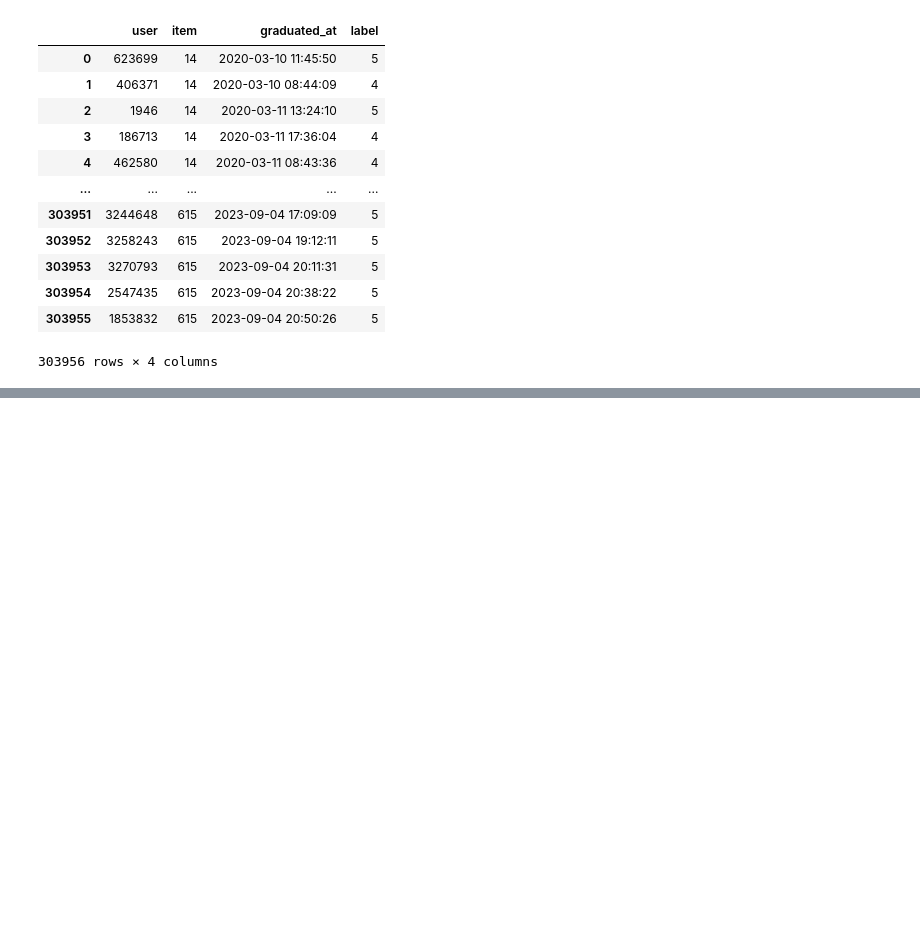
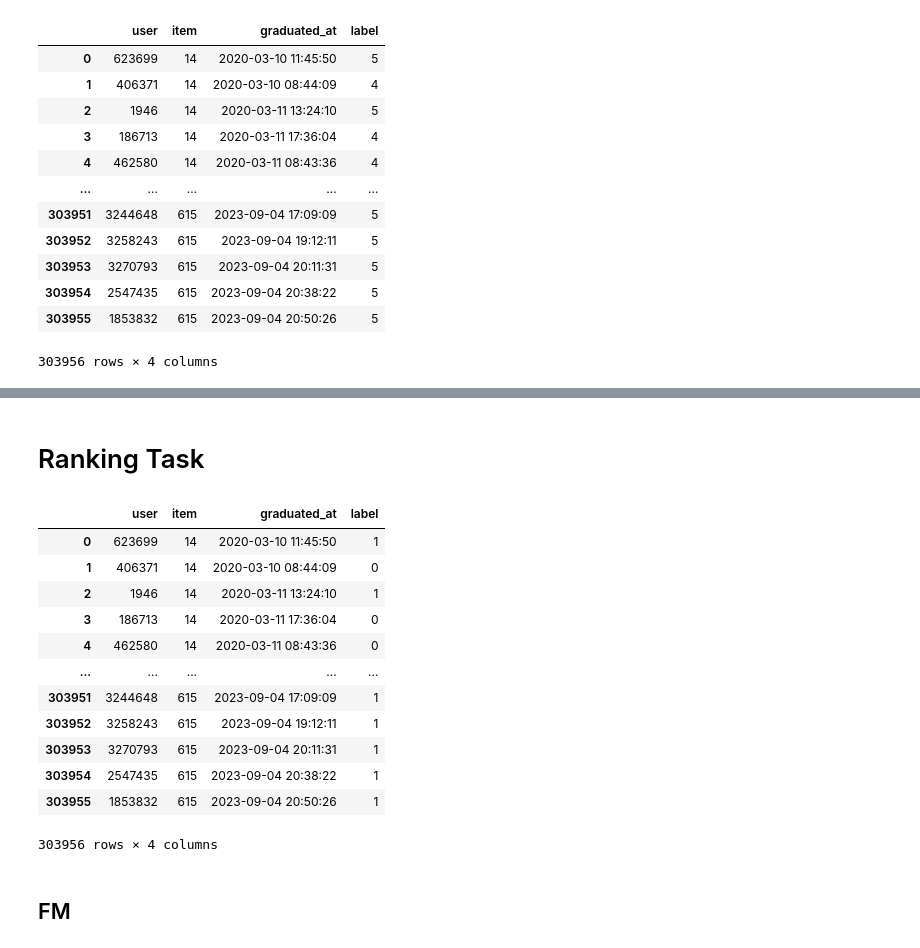
Before and after one commit to abilcode/dicoding-RecSys, a Jupyter notebook: model_analysis/recommender system with librecommender.ipynb, the cells around one changed output, grey strips where cells are left out. Drawn from its saved outputs; the diff is of its cells as text; code cells hidden in the pictures; blank space fills up the shorter version.

```diff
--- a/model_analysis/recommender system with librecommender.ipynb
+++ b/model_analysis/recommender system with librecommender.ipynb
@@ -162,0 +125,21 @@ total params: 1,604,663 | embedding params: 1,589,828 | network params: 14,835
+# %% [markdown]
+# Ranking Task
+# %%
+data_ranking = data.copy()
+data_ranking.label = data_ranking.label.apply(lambda x: 0 if x < 4.5 else 1)
+# %%
+data_ranking
+# %% [output]
+|  | user | item | graduated_at | label |
+| 0 | 623699 | 14 | 2020-03-10 11:45:50 | 1 |
+| 1 | 406371 | 14 | 2020-03-10 08:44:09 | 0 |
+| 2 | 1946 | 14 | 2020-03-11 13:24:10 | 1 |
+| 3 | 186713 | 14 | 2020-03-11 17:36:04 | 0 |
+| 4 | 462580 | 14 | 2020-03-11 08:43:36 | 0 |
+| ... | ... | ... | ... | ... |
+| 303951 | 3244648 | 615 | 2023-09-04 17:09:09 | 1 |
+| 303952 | 3258243 | 615 | 2023-09-04 19:12:11 | 1 |
+| 303953 | 3270793 | 615 | 2023-09-04 20:11:31 | 1 |
+| 303954 | 2547435 | 615 | 2023-09-04 20:38:22 | 1 |
+| 303955 | 1853832 | 615 | 2023-09-04 20:50:26 | 1 |
+303956 rows × 4 columns
@@ -162,0 +156,2 @@ total params: 1,604,663 | embedding params: 1,589,828 | network params: 14,835
+# %% [markdown]
+## FM
```
Also changed, not shown: parts of 15 cells of this notebook, 3 other files.
